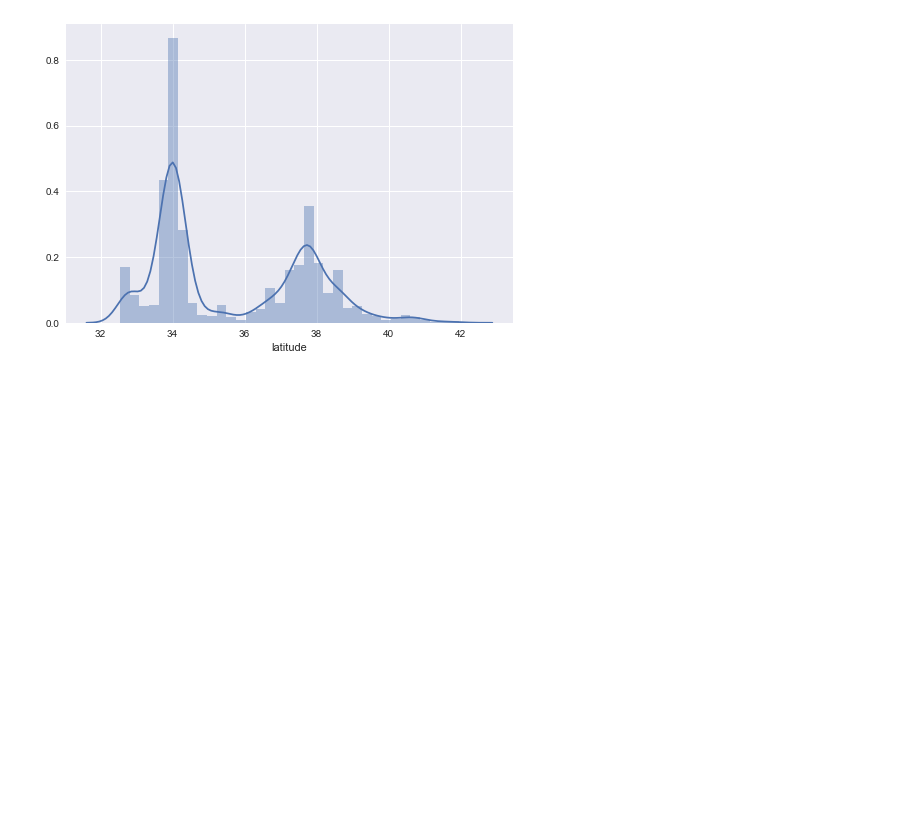
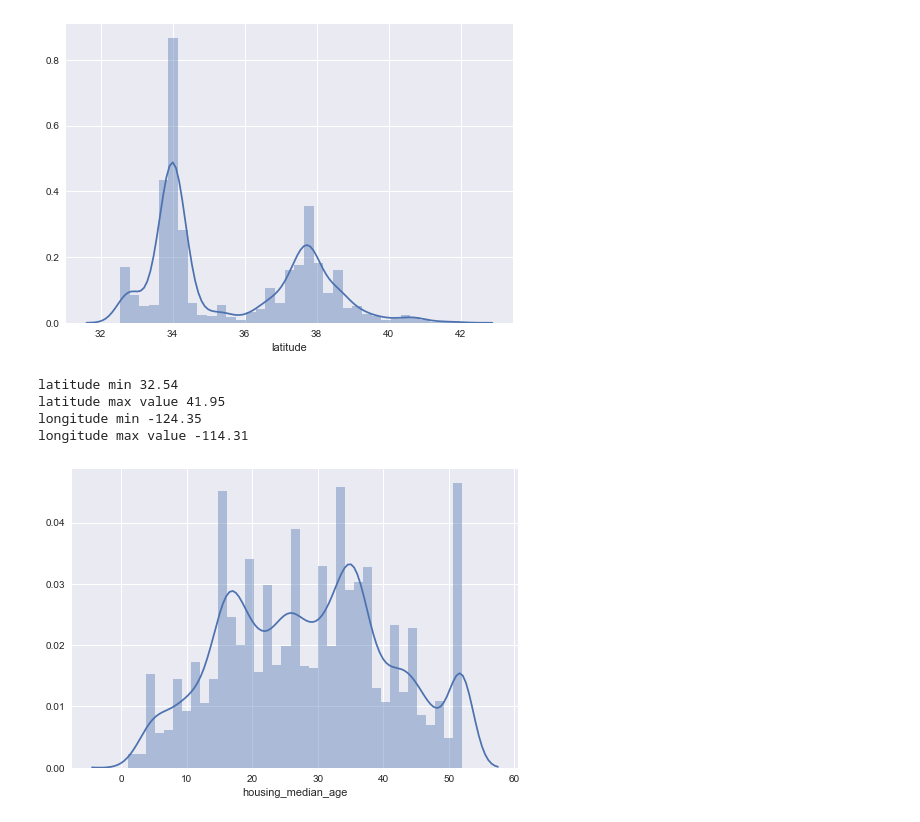
Before and after one commit to code-JOA/Housing-Project-Regression, a Jupyter notebook: notebook.ipynb, the cells around one changed output. Drawn from its saved outputs; the diff is of its cells as text; code cells hidden in the pictures; blank space fills up the shorter version.

Commit message:
checking the distribution of the data

```diff
--- a/notebook.ipynb
+++ b/notebook.ipynb
@@ -94,3 +94,14 @@ sns.distplot(data['latitude'])
 plt.show()
 # %% [output]
 [figure]
+# %%
+print("latitude min",data["latitude"].min())
+print("latitude max value",data["latitude"].max())
+
+print("longitude min", data["longitude"].min())
+print("longitude max value",data["longitude"].max())
+# %% [output]
+latitude min 32.54
+latitude max value 41.95
+longitude min -124.35
+longitude max value -114.31
@@ -96,0 +110,5 @@ plt.show()
+# %%
+sns.distplot(data['housing_median_age'])
+plt.show()
+# %% [output]
+[figure, added]
```
Also changed, not shown: parts of 1 cell of this notebook.
